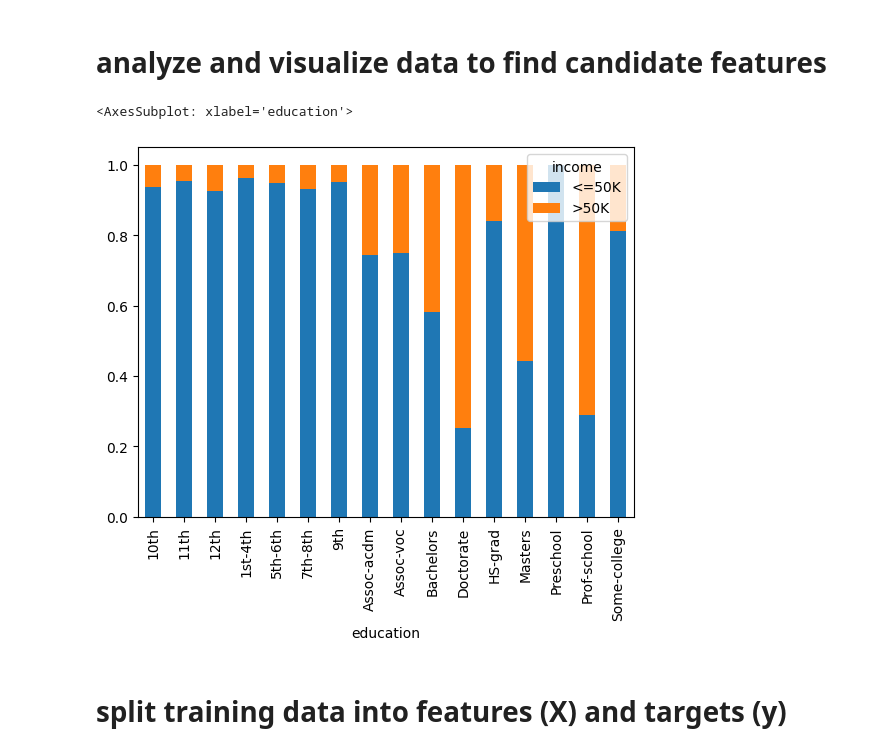
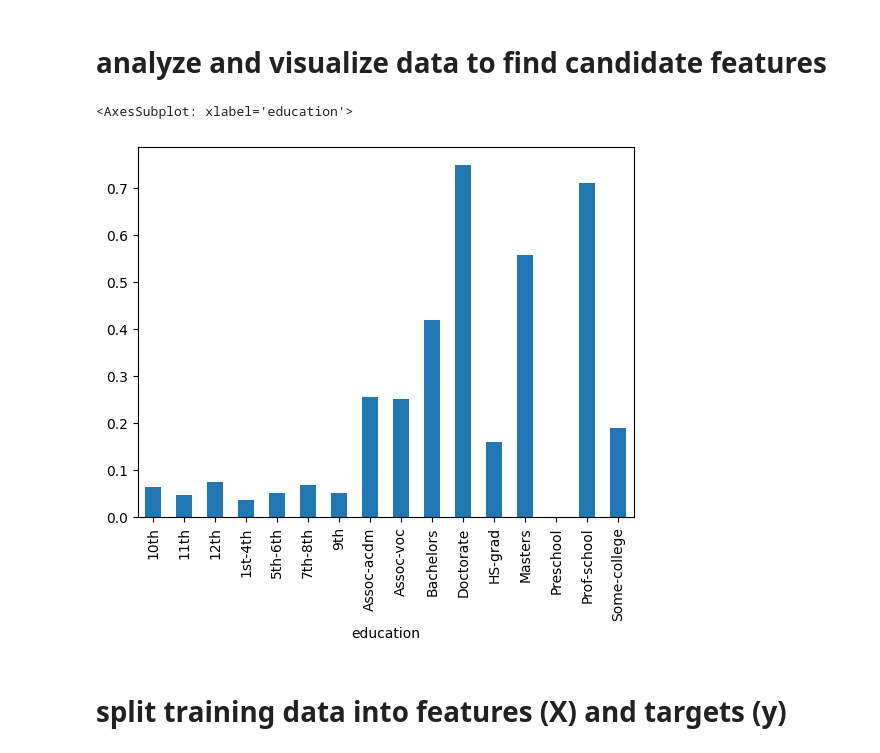
Before and after one commit to PatRakowicz/College-CS, a Jupyter notebook: CS-303/HW8/Homework_08-AdultData.ipynb, the cells around one changed output. Cells and saved outputs as stored; diff of their text form; code cells hidden in the pictures.

```diff
--- a/CS-303/HW8/Homework_08-AdultData.ipynb
+++ b/CS-303/HW8/Homework_08-AdultData.ipynb
@@ -36,20 +36,11 @@ print(train_data)
 # %% [markdown]
 # analyze and visualize data to find candidate features
 # %%
-# show first few rows of data
-train_data.head()
-
-# get summary statistics for numerical columns
-train_data.describe()
-
-# count number of unique values in each categorical column
-train_data.select_dtypes(include='object').nunique()
-
-# plot a bar chart of education vs percentage within income “>50K”
-train_data.groupby(['education', 'income']).size().unstack().apply(lambda x: x/x.sum(), axis=1).plot(kind='bar', stacked=True)
+# Example visualization: Education level vs. percentage within income ">50K"
+pd.crosstab(train_data['education'], train_data['income'], normalize='index')[">50K"].plot(kind='bar')
 # %% [output]
 <AxesSubplot: xlabel='education'>
-[figure, old version]
+[figure, new version]
 # %% [markdown]
 # split training data into features (X) and targets (y)
 # %%
```
Also changed, not shown: parts of 3 cells of this notebook.
